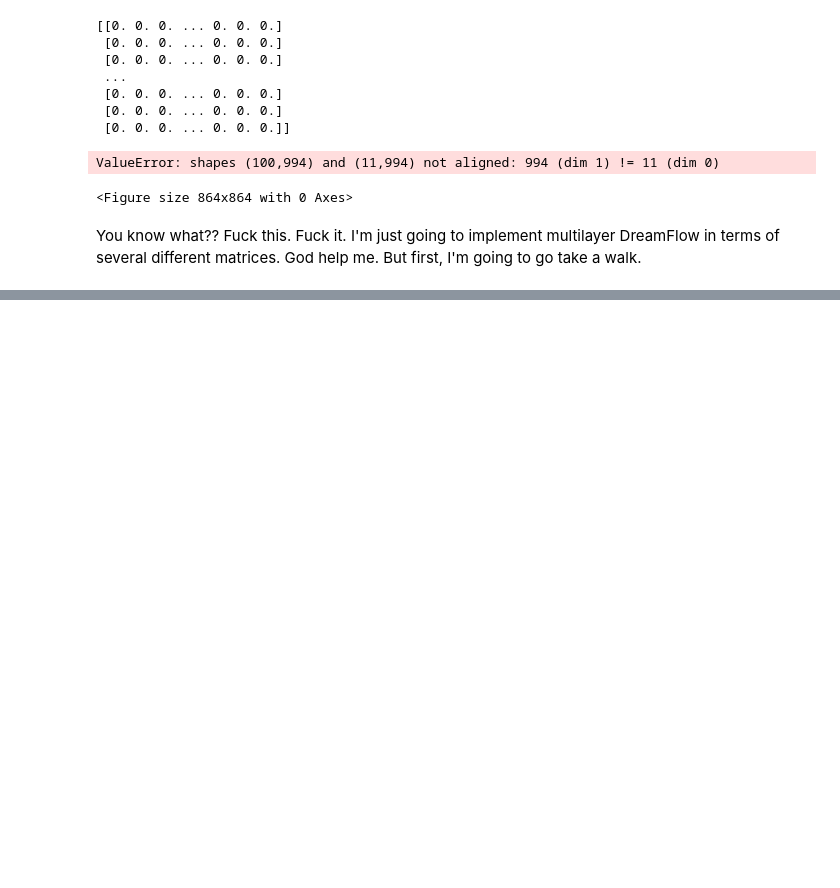
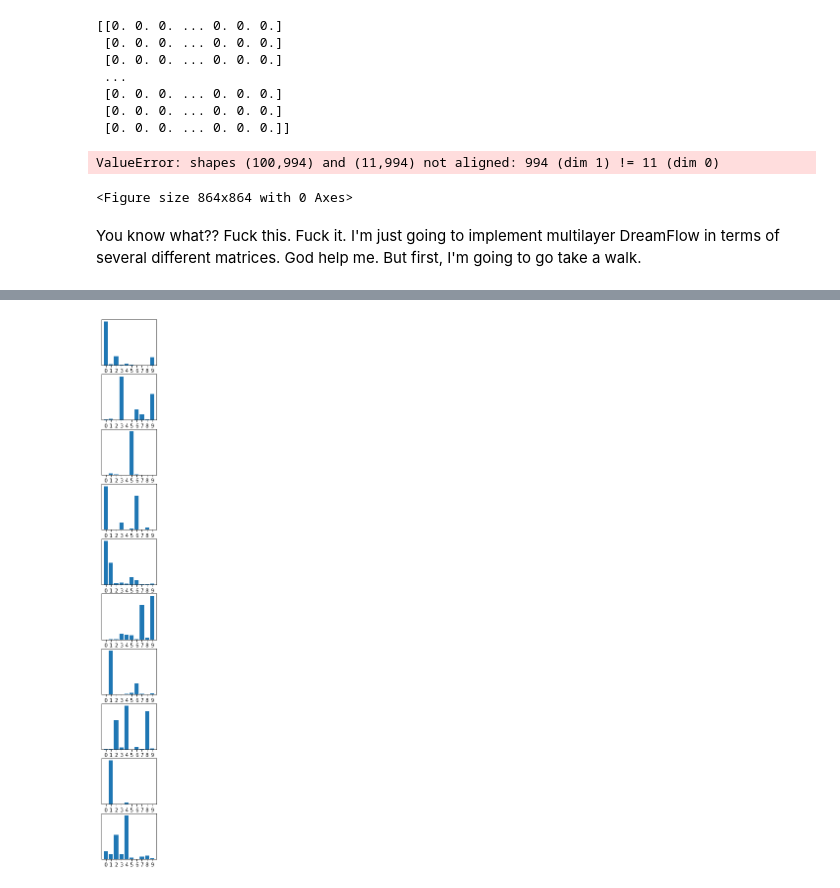
Before and after one commit to DGeisz/CodeX, a Jupyter notebook: DreamComp Networks/12_3_2020_experiment_dream_flow/DreamFlow.ipynb, the cells around one changed output, grey strips where cells are left out. Drawn from its saved outputs; the diff is of its cells as text; code cells hidden in the pictures; blank space fills up the shorter version.

```diff
--- a/DreamComp Networks/12_3_2020_experiment_dream_flow/DreamFlow.ipynb
+++ b/DreamComp Networks/12_3_2020_experiment_dream_flow/DreamFlow.ipynb
@@ -590,0 +619,12 @@ array([1, 1, 1, 1, 2, 2, 2, 2, 3, 3, 3, 3, 4, 4, 4, 4])
+# %%
+plt.figure(figsize=(2, 20))
+
+for i in range(10):
+    plt.subplot(10, 1, i + 1)
+    plt.bar(np.arange(10), w2.T[3][i * 10 : (i + 1) * 10])
+    plt.xticks(np.arange(10))
+    plt.yticks([])
+
+plt.show()
+# %% [output]
+[figure, added]
```
Also changed, not shown: parts of 39 cells of this notebook, 2 other files.
